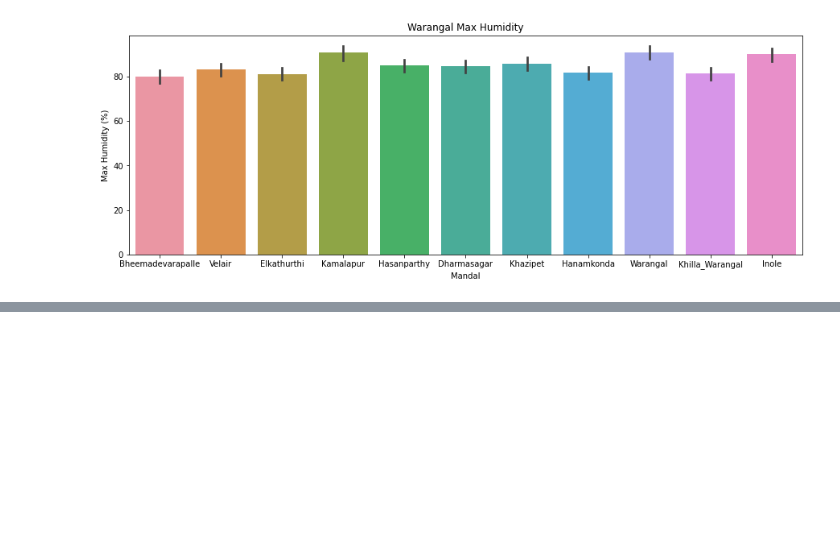
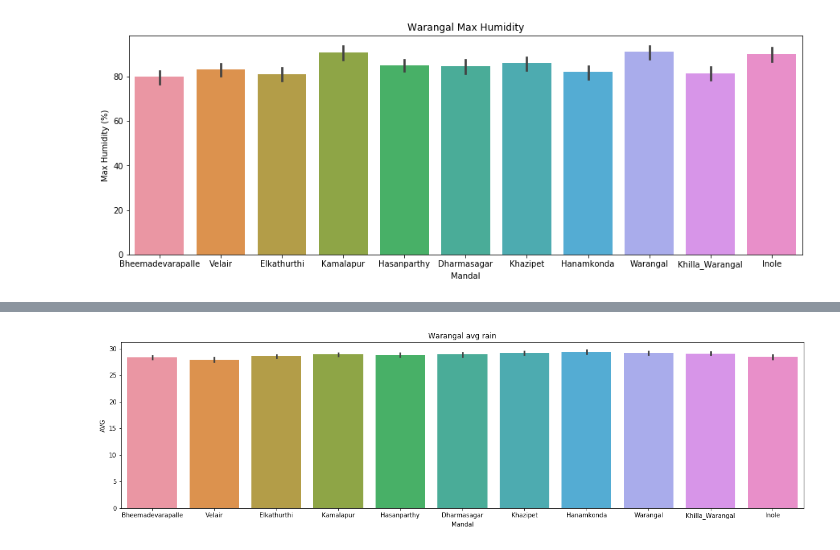
Before and after one commit to smartinternz02/SBSPS-Challenge-7154-SDG-13-Climate-Action, a Jupyter notebook: DATASETS/2021 datasets/Datavis-war.ipynb, the cells around one changed output, grey strips where cells are left out. Drawn from its saved outputs; the diff is of its cells as text; code cells hidden in the pictures; blank space fills up the shorter version.

```diff
--- a/DATASETS/2021 datasets/Datavis-war.ipynb
+++ b/DATASETS/2021 datasets/Datavis-war.ipynb
@@ -99,0 +107,7 @@ plt.show()
+# %%
+plt.figure(figsize=(20,5))
+plt.title("Warangal avg rain")
+sns.barplot(y='AVG',x='Mandal',data=b)
+plt.show()
+# %% [output]
+[figure, added]
```
Also changed, not shown: parts of 8 cells of this notebook, 1 other file.
